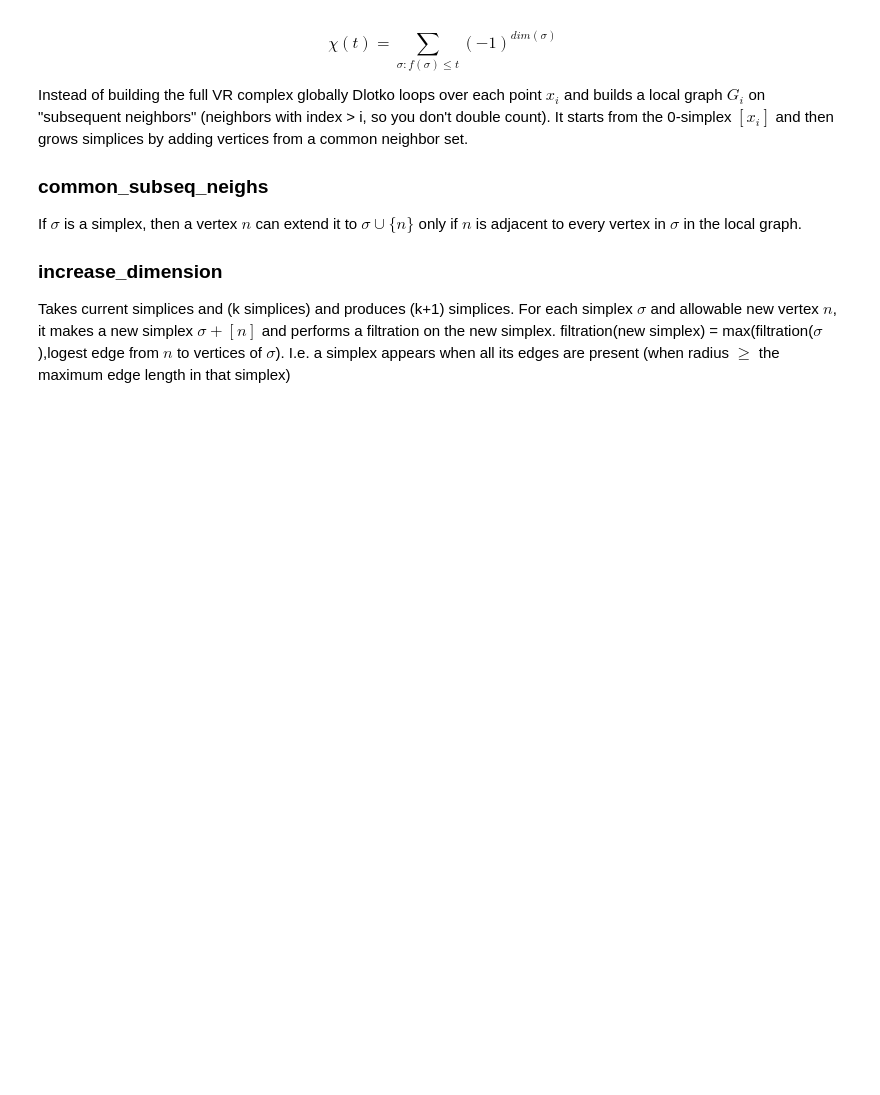
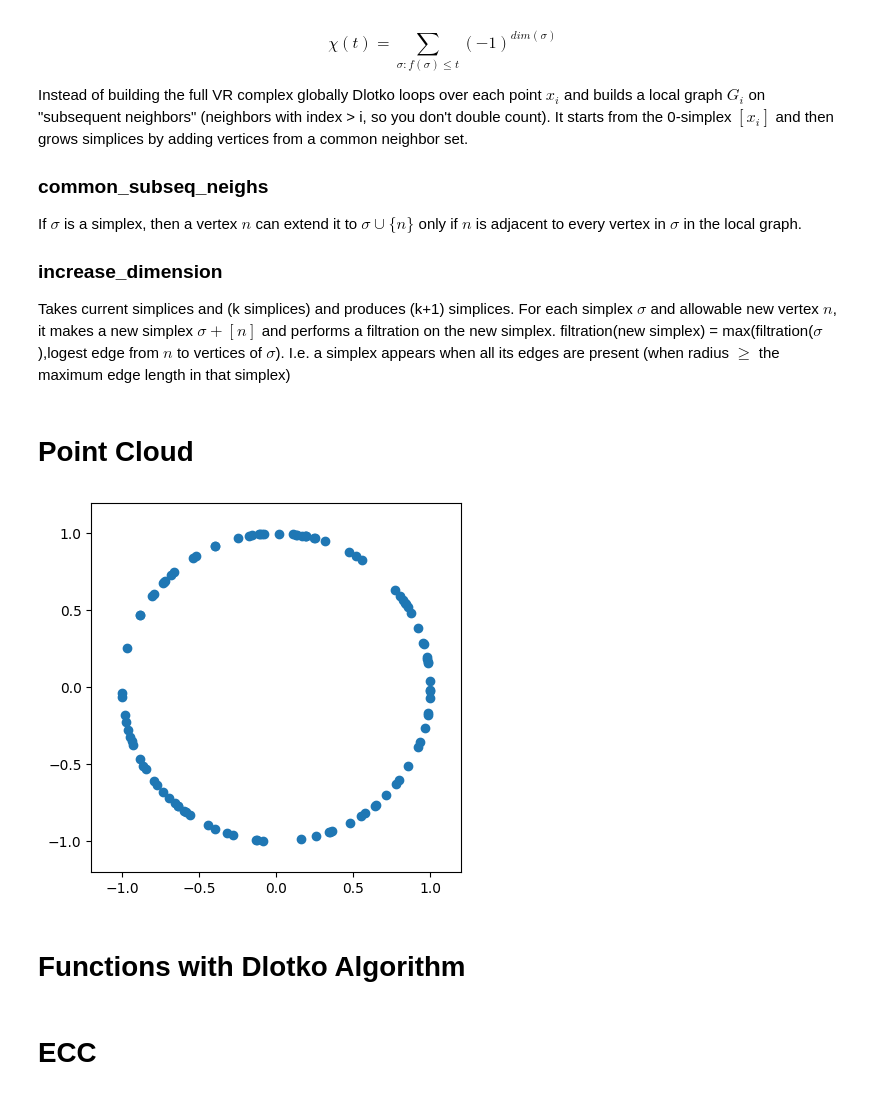
Before and after one commit to JosephMatatyaou/STA199REU, a Jupyter notebook: Week5/ECCAlgtesting.ipynb, the cells around one changed output. Cells and saved outputs as stored; diff of their text form; code cells hidden in the pictures; blank space fills up the shorter version.

```diff
--- a/Week5/ECCAlgtesting.ipynb
+++ b/Week5/ECCAlgtesting.ipynb
@@ -17,3 +17,31 @@ If $\sigma$ is a simplex, then a vertex $n$ can extend it to $\sigma \cup \{ n \
 
 ### increase_dimension
 Takes current simplices and (k simplices) and produces (k+1) simplices. For each simplex $\sigma$ and allowable new vertex $n$, it makes a new simplex $\sigma + [n]$ and performs a filtration on the new simplex. filtration(new simplex) = max(filtration($\sigma$),logest edge from $n$ to vertices of $\sigma$). I.e. a simplex appears when all its edges are present (when radius $\geq$ the maximum edge length in that simplex)
+# %% [markdown]
+# Point Cloud
+# %%
+import numpy as np
+import matplotlib.pyplot as plt
+import random
+
+point_cloud = []
+
+n_points = 100
+
+random.seed(42)
+for i in range(n_points):
+    angle = random.uniform(0, 2 * np.pi)
+    point_cloud.append([np.cos(angle), np.sin(angle)])
+
+point_cloud = np.array(point_cloud)
+# %%
+plt.figure()
+plt.axis("scaled")
+plt.xlim((-1.2, 1.2))
+plt.ylim((-1.2, 1.2))
+plt.scatter(point_cloud[:, 0], point_cloud[:, 1])
+plt.show()
+# %% [output]
+[figure, added]
+# %% [markdown]
+# Functions with Dlotko Algorithm
@@ -19,0 +163,2 @@ Takes current simplices and (k simplices) and produces (k+1) simplices. For each
+# %% [markdown]
+# ECC
```
Also changed, not shown: parts of 4 cells of this notebook.
